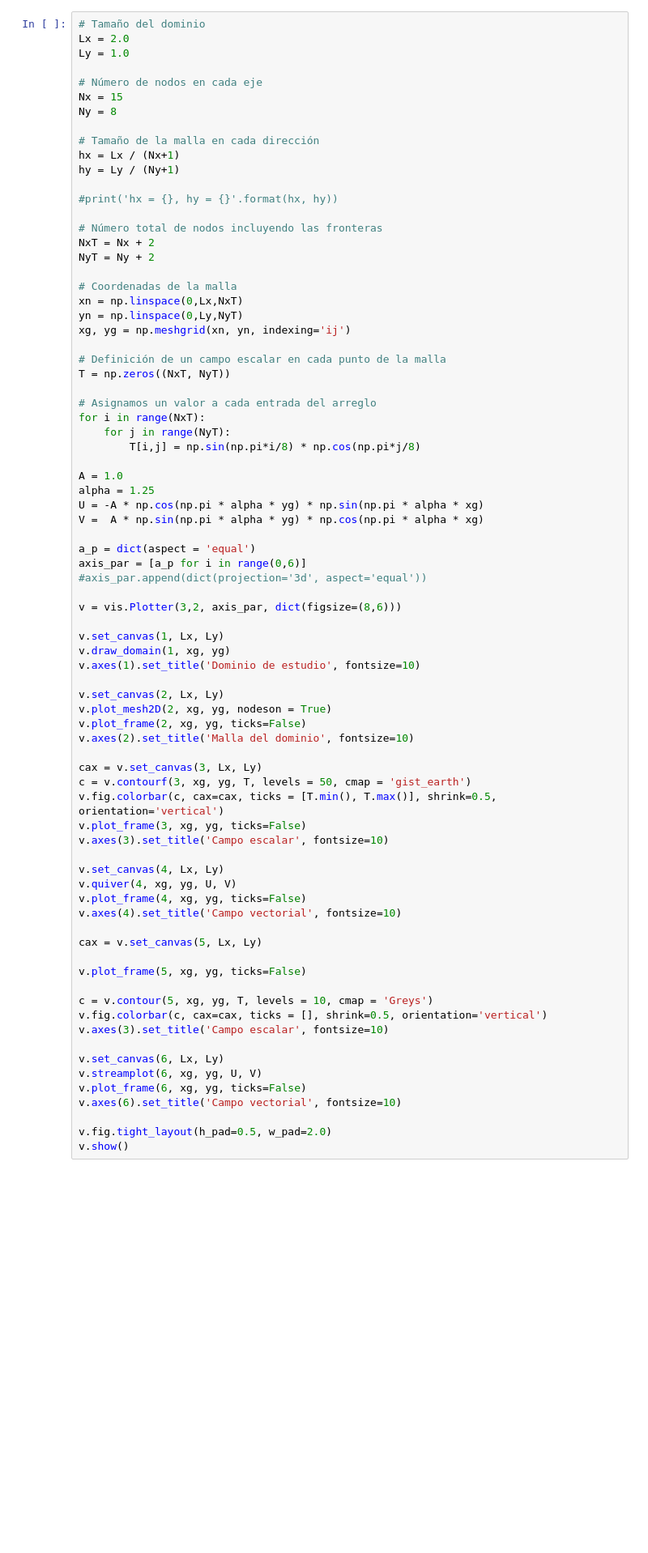
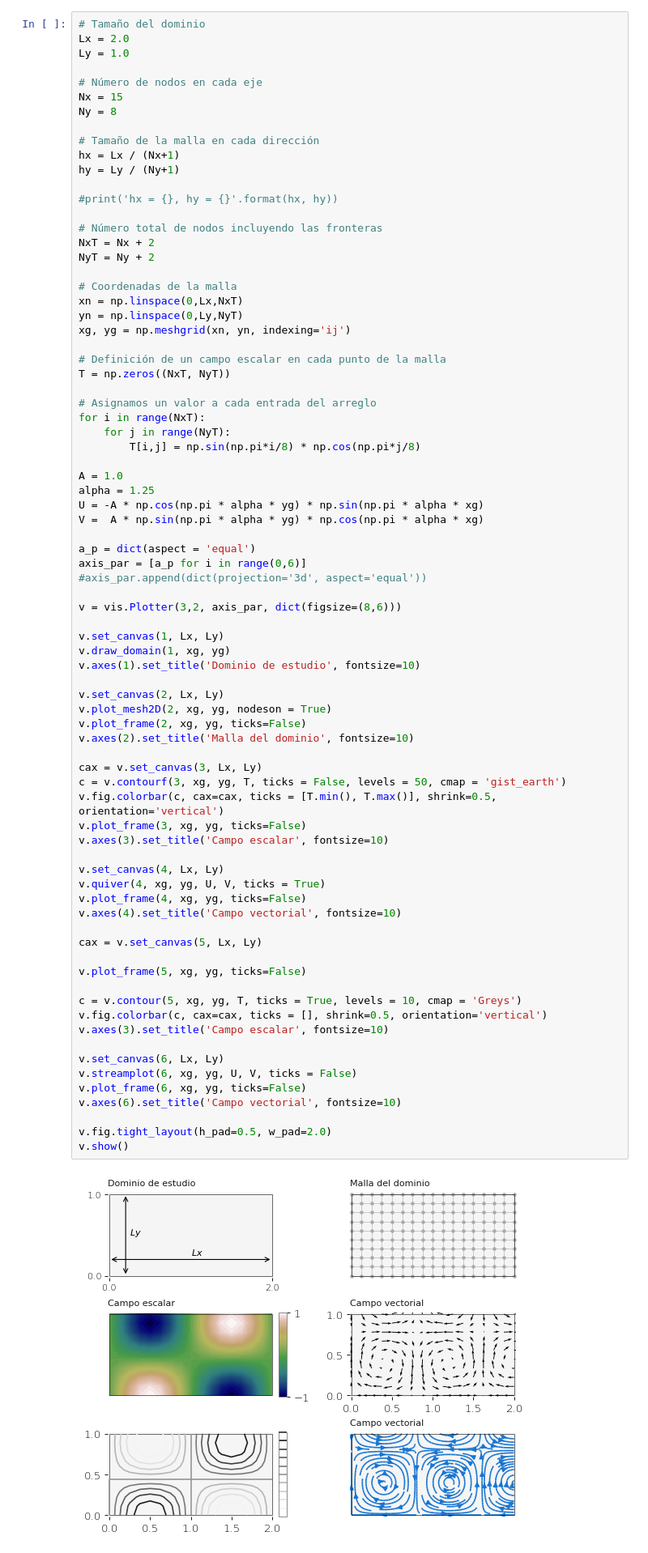
Before and after one commit to luiggix/macti_lib, a Jupyter notebook: macti/test_visual.ipynb, the cells around one changed output. Shown at 81% size. Drawn from its saved outputs; the diff is of its cells as text; blank space fills up the shorter version.

```diff
--- a/macti/test_visual.ipynb
+++ b/macti/test_visual.ipynb
@@ -181,37 +165,39 @@ v.set_canvas(1, Lx, Ly)
 v.draw_domain(1, xg, yg)
 v.axes(1).set_title('Dominio de estudio', fontsize=10)
 
 v.set_canvas(2, Lx, Ly)
 v.plot_mesh2D(2, xg, yg, nodeson = True)
 v.plot_frame(2, xg, yg, ticks=False)
 v.axes(2).set_title('Malla del dominio', fontsize=10)
 
 cax = v.set_canvas(3, Lx, Ly)
-c = v.contourf(3, xg, yg, T, levels = 50, cmap = 'gist_earth')
+c = v.contourf(3, xg, yg, T, ticks = False, levels = 50, cmap = 'gist_earth')
 v.fig.colorbar(c, cax=cax, ticks = [T.min(), T.max()], shrink=0.5, orientation='vertical')
 v.plot_frame(3, xg, yg, ticks=False)
 v.axes(3).set_title('Campo escalar', fontsize=10)
 
 v.set_canvas(4, Lx, Ly)
-v.quiver(4, xg, yg, U, V)
+v.quiver(4, xg, yg, U, V, ticks = True)
 v.plot_frame(4, xg, yg, ticks=False)
 v.axes(4).set_title('Campo vectorial', fontsize=10)
 
 cax = v.set_canvas(5, Lx, Ly)
 
 v.plot_frame(5, xg, yg, ticks=False)
 
-c = v.contour(5, xg, yg, T, levels = 10, cmap = 'Greys')
+c = v.contour(5, xg, yg, T, ticks = True, levels = 10, cmap = 'Greys')
 v.fig.colorbar(c, cax=cax, ticks = [], shrink=0.5, orientation='vertical')
 v.axes(3).set_title('Campo escalar', fontsize=10)
 
 v.set_canvas(6, Lx, Ly)
-v.streamplot(6, xg, yg, U, V)
+v.streamplot(6, xg, yg, U, V, ticks = False)
 v.plot_frame(6, xg, yg, ticks=False)
 v.axes(6).set_title('Campo vectorial', fontsize=10)
 
 v.fig.tight_layout(h_pad=0.5, w_pad=2.0)
 v.show()
+# %% [output]
+[figure, added]
 # %%
 # Tamaño del dominio
 Lx = 1.0
```
Also changed, not shown: parts of 5 cells of this notebook, 1 other file.
